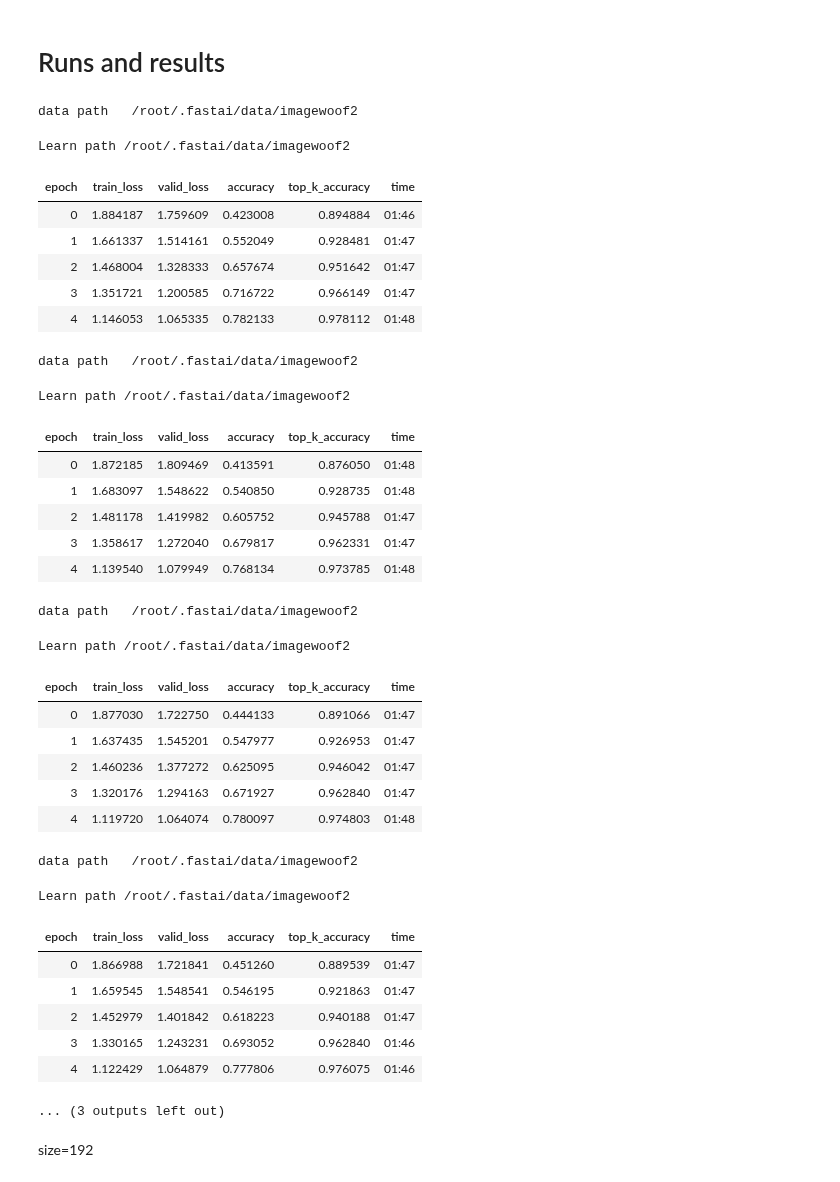
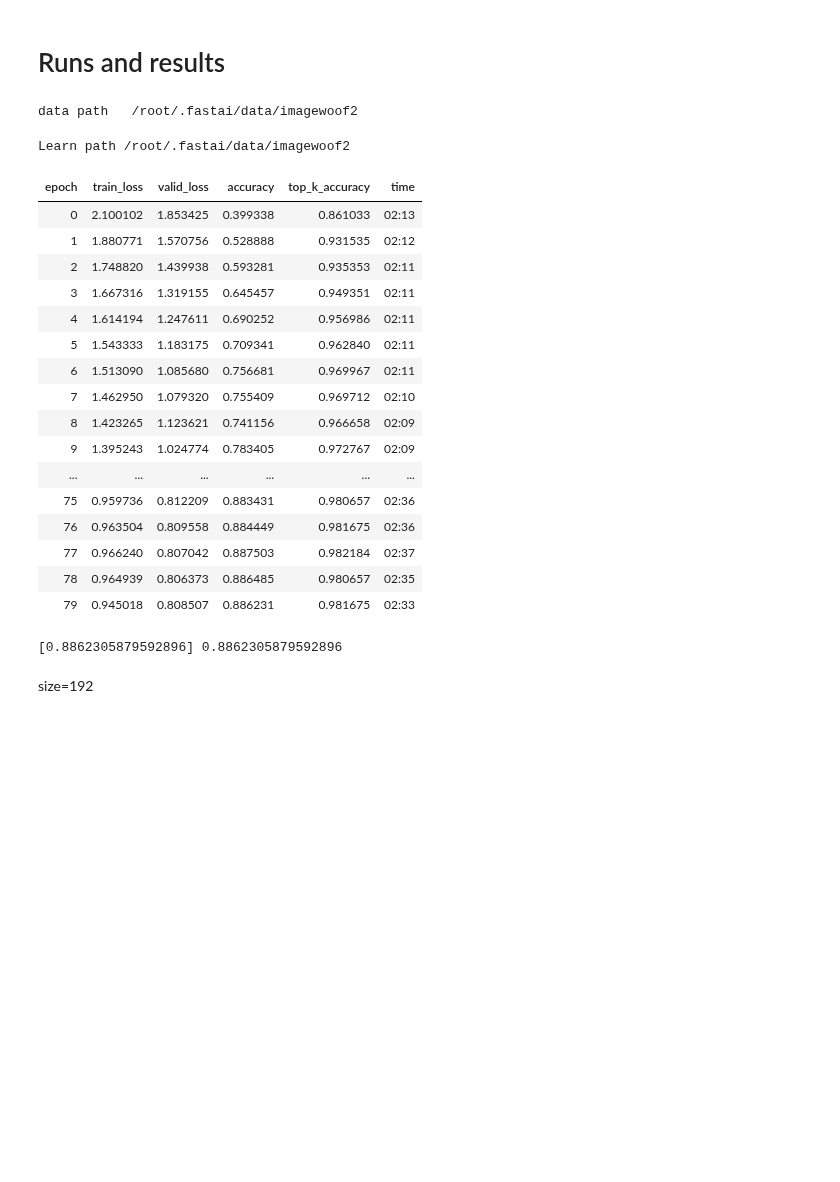
Before and after one commit to liuyao12/Ranger-Mish-ImageWoof-5, a Jupyter notebook: Woof_128_new_ConvTwist.ipynb, the cells around one changed output. Drawn from its saved outputs; the diff is of its cells as text; code cells hidden in the pictures; blank space fills up the shorter version.

```diff
--- a/Woof_128_new_ConvTwist.ipynb
+++ b/Woof_128_new_ConvTwist.ipynb
@@ -64,7 +64,7 @@ class ConvTwist(nn.Module):  # replacing 3x3 Conv2d
         self.twist = False
         self.same = ni==nf and stride==1
         if not (ni%groups==0 and nf%groups==0): groups = 1
-        # elif ni%64==0: groups = ni//8
+        elif ni%64==0: groups = ni//8
         self.conv = nn.Conv2d(ni, nf, kernel_size=3, stride=stride, padding=1, bias=False, groups=groups)
         if self.twist:
             # self.conv_x = nn.Conv2d(ni, nf, kernel_size=3, stride=stride, padding=1, bias=False, groups=groups)
@@ -135,7 +135,7 @@ class ConvTwist(nn.Module):  # replacing 3x3 Conv2d
 
     def forward(self, inpt):
         # self.symmetrize(self.conv.weight)
-        out = self.conv(inpt)
+        out = self._conv(inpt)
         if self.twist is False:
             return out
         _,_,h,w = out.size()
@@ -224,7 +224,7 @@ class NewResBlock(Module):
 # %% [markdown]
 # Model Constructor
 # %%
-model = Net(c_out=10, layers=[3,4,6,3], expansion=4)
+model = Net(c_out=10, layers=[4,6,8,10], expansion=4)
 model.block = NewResBlock
 # model.conv_layer = NewLayer # for the stem
 pool = MaxBlurPool2d(3, True)
@@ -236,43 +236,34 @@ model.sa = True
 # %% [markdown]
 # Runs and results
 # %%
-for _ in range(5):
-    learn = get_learn(model=model, size=192, bs=32, mixup=0)
-    learn.fit_fc(5, lr=4e-3, moms=(0.95,0.95), start_pct=0.72)
+res = []
+for e in [80]:
+    mixup=0 if e<=20 else 0.4
+    learn = get_learn(model=model, size=128, bs=32, mixup=mixup)
+    learn.fit_fc(e, lr=4e-3, moms=(0.95,0.95), start_pct=0.72)
+    res.append(learn.recorder.metrics[-1][0].item())
+print(res, sum(res)/len(res))
 # %% [output]
 data path   /root/.fastai/data/imagewoof2
 Learn path /root/.fastai/data/imagewoof2
 | epoch | train_loss | valid_loss | accuracy | top_k_accuracy | time |
-| 0 | 1.884187 | 1.759609 | 0.423008 | 0.894884 | 01:46 |
-| 1 | 1.661337 | 1.514161 | 0.552049 | 0.928481 | 01:47 |
-| 2 | 1.468004 | 1.328333 | 0.657674 | 0.951642 | 01:47 |
-| 3 | 1.351721 | 1.200585 | 0.716722 | 0.966149 | 01:47 |
-| 4 | 1.146053 | 1.065335 | 0.782133 | 0.978112 | 01:48 |
+| 0 | 2.100102 | 1.853425 | 0.399338 | 0.861033 | 02:13 |
+| 1 | 1.880771 | 1.570756 | 0.528888 | 0.931535 | 02:12 |
+| 2 | 1.748820 | 1.439938 | 0.593281 | 0.935353 | 02:11 |
+| 3 | 1.667316 | 1.319155 | 0.645457 | 0.949351 | 02:11 |
+| 4 | 1.614194 | 1.247611 | 0.690252 | 0.956986 | 02:11 |
+| 5 | 1.543333 | 1.183175 | 0.709341 | 0.962840 | 02:11 |
+| 6 | 1.513090 | 1.085680 | 0.756681 | 0.969967 | 02:11 |
+| 7 | 1.462950 | 1.079320 | 0.755409 | 0.969712 | 02:10 |
+| 8 | 1.423265 | 1.123621 | 0.741156 | 0.966658 | 02:09 |
+| 9 | 1.395243 | 1.024774 | 0.783405 | 0.972767 | 02:09 |
+| ... | ... | ... | ... | ... | ... |
+| 75 | 0.959736 | 0.812209 | 0.883431 | 0.980657 | 02:36 |
+| 76 | 0.963504 | 0.809558 | 0.884449 | 0.981675 | 02:36 |
+| 77 | 0.966240 | 0.807042 | 0.887503 | 0.982184 | 02:37 |
+| 78 | 0.964939 | 0.806373 | 0.886485 | 0.980657 | 02:35 |
+| 79 | 0.945018 | 0.808507 | 0.886231 | 0.981675 | 02:33 |
-data path   /root/.fastai/data/imagewoof2
+[0.8862305879592896] 0.8862305879592896
-Learn path /root/.fastai/data/imagewoof2
-| epoch | train_loss | valid_loss | accuracy | top_k_accuracy | time |
-| 0 | 1.872185 | 1.809469 | 0.413591 | 0.876050 | 01:48 |
-| 1 | 1.683097 | 1.548622 | 0.540850 | 0.928735 | 01:48 |
-| 2 | 1.481178 | 1.419982 | 0.605752 | 0.945788 | 01:47 |
-| 3 | 1.358617 | 1.272040 | 0.679817 | 0.962331 | 01:47 |
-| 4 | 1.139540 | 1.079949 | 0.768134 | 0.973785 | 01:48 |
-data path   /root/.fastai/data/imagewoof2
-Learn path /root/.fastai/data/imagewoof2
-| epoch | train_loss | valid_loss | accuracy | top_k_accuracy | time |
-| 0 | 1.877030 | 1.722750 | 0.444133 | 0.891066 | 01:47 |
-| 1 | 1.637435 | 1.545201 | 0.547977 | 0.926953 | 01:47 |
-| 2 | 1.460236 | 1.377272 | 0.625095 | 0.946042 | 01:47 |
-| 3 | 1.320176 | 1.294163 | 0.671927 | 0.962840 | 01:47 |
-| 4 | 1.119720 | 1.064074 | 0.780097 | 0.974803 | 01:48 |
-data path   /root/.fastai/data/imagewoof2
-Learn path /root/.fastai/data/imagewoof2
-| epoch | train_loss | valid_loss | accuracy | top_k_accuracy | time |
-| 0 | 1.866988 | 1.721841 | 0.451260 | 0.889539 | 01:47 |
-| 1 | 1.659545 | 1.548541 | 0.546195 | 0.921863 | 01:47 |
-| 2 | 1.452979 | 1.401842 | 0.618223 | 0.940188 | 01:47 |
-| 3 | 1.330165 | 1.243231 | 0.693052 | 0.962840 | 01:46 |
-| 4 | 1.122429 | 1.064879 | 0.777806 | 0.976075 | 01:46 |
-... (3 outputs left out)
 # %% [markdown]
 size=192
 # %%
```
Also changed, not shown: parts of 6 cells of this notebook.
